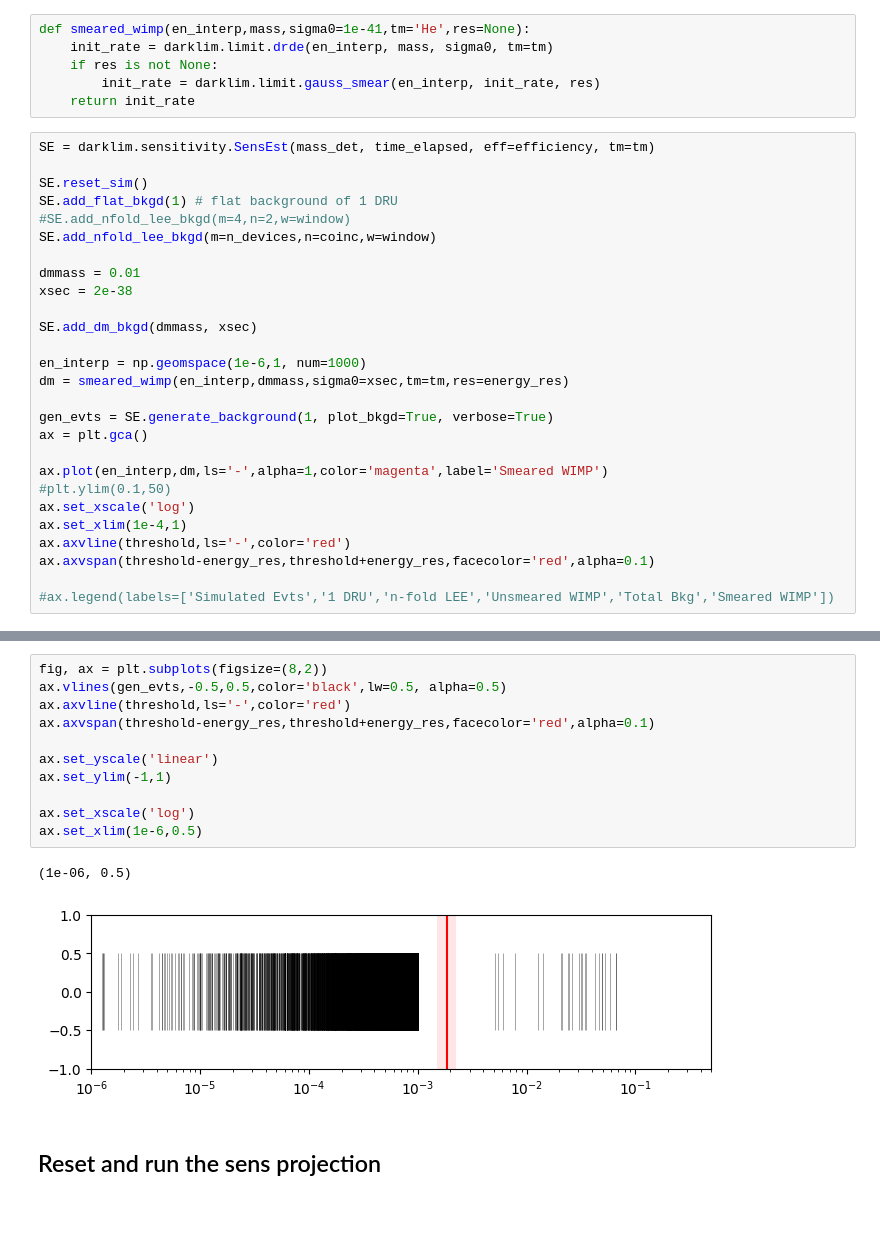
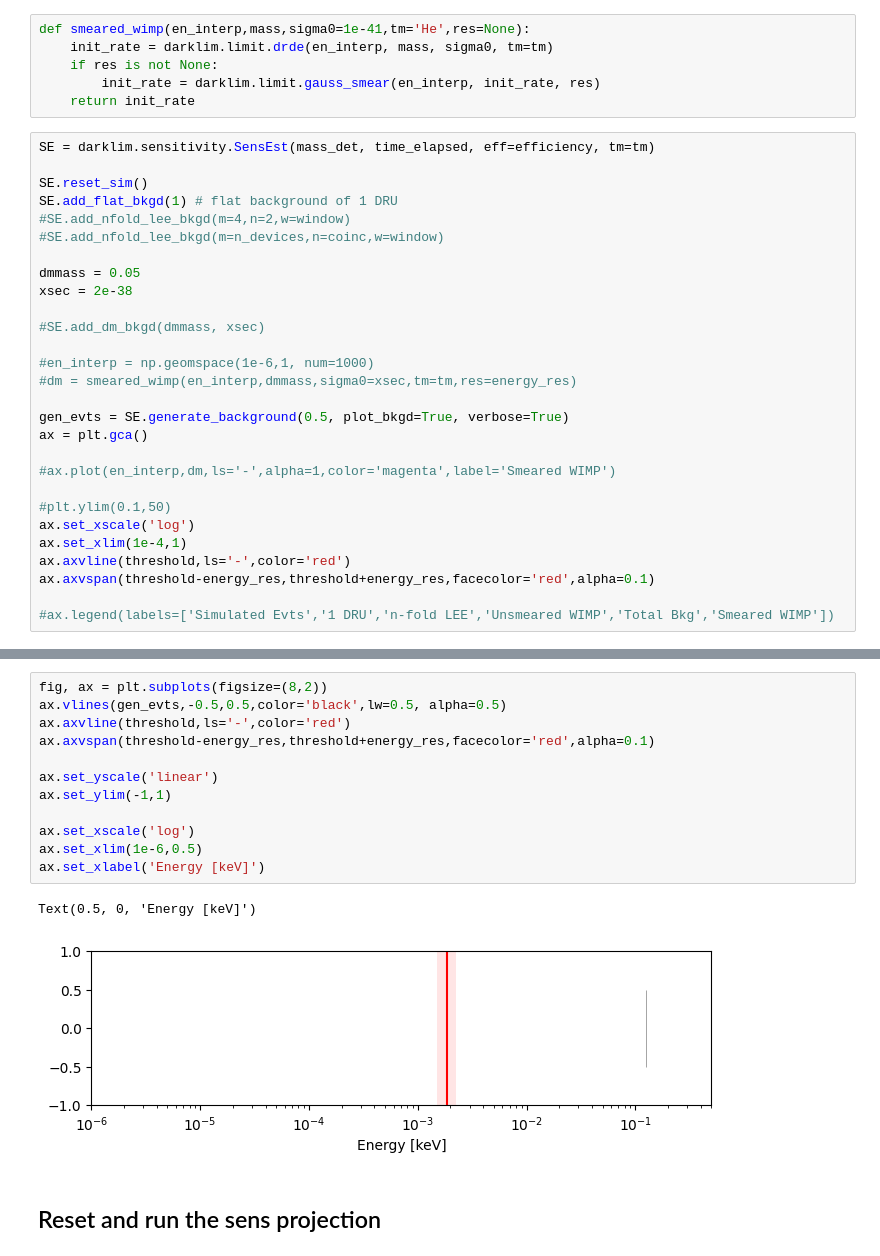
Before and after one commit to spice-herald/DarkLim, a Jupyter notebook: examples/helium.ipynb, the cells around one changed output, grey strips where cells are left out. Saved outputs shown, nothing was run; the diff lists cells and outputs as text; blank space fills up the shorter version.

```diff
--- a/examples/helium.ipynb
+++ b/examples/helium.ipynb
@@ -98,20 +121,21 @@ SE = darklim.sensitivity.SensEst(mass_det, time_elapsed, eff=efficiency, tm=tm)
 SE.reset_sim()
 SE.add_flat_bkgd(1) # flat background of 1 DRU
 #SE.add_nfold_lee_bkgd(m=4,n=2,w=window)
-SE.add_nfold_lee_bkgd(m=n_devices,n=coinc,w=window)
+#SE.add_nfold_lee_bkgd(m=n_devices,n=coinc,w=window)
 
-dmmass = 0.01
+dmmass = 0.05
 xsec = 2e-38
 
-SE.add_dm_bkgd(dmmass, xsec)
+#SE.add_dm_bkgd(dmmass, xsec)
 
-en_interp = np.geomspace(1e-6,1, num=1000)
-dm = smeared_wimp(en_interp,dmmass,sigma0=xsec,tm=tm,res=energy_res)
+#en_interp = np.geomspace(1e-6,1, num=1000)
+#dm = smeared_wimp(en_interp,dmmass,sigma0=xsec,tm=tm,res=energy_res)
 
-gen_evts = SE.generate_background(1, plot_bkgd=True, verbose=True)
+gen_evts = SE.generate_background(0.5, plot_bkgd=True, verbose=True)
 ax = plt.gca()
 
-ax.plot(en_interp,dm,ls='-',alpha=1,color='magenta',label='Smeared WIMP')
+#ax.plot(en_interp,dm,ls='-',alpha=1,color='magenta',label='Smeared WIMP')
+
 #plt.ylim(0.1,50)
 ax.set_xscale('log')
 ax.set_xlim(1e-4,1)
@@ -127,17 +151,18 @@ created 4233.0 evts
 # %%
 fig, ax = plt.subplots(figsize=(8,2))
 ax.vlines(gen_evts,-0.5,0.5,color='black',lw=0.5, alpha=0.5)
 ax.axvline(threshold,ls='-',color='red')
 ax.axvspan(threshold-energy_res,threshold+energy_res,facecolor='red',alpha=0.1)
 
 ax.set_yscale('linear')
 ax.set_ylim(-1,1)
 
 ax.set_xscale('log')
 ax.set_xlim(1e-6,0.5)
+ax.set_xlabel('Energy [keV]')
 # %% [output]
-(1e-06, 0.5)
+Text(0.5, 0, 'Energy [keV]')
-[figure, old version]
+[figure, new version]
 # %% [markdown]
 ## Reset and run the sens projection
 # %%
```
Also changed, not shown: parts of 10 cells of this notebook, 5 other files.
